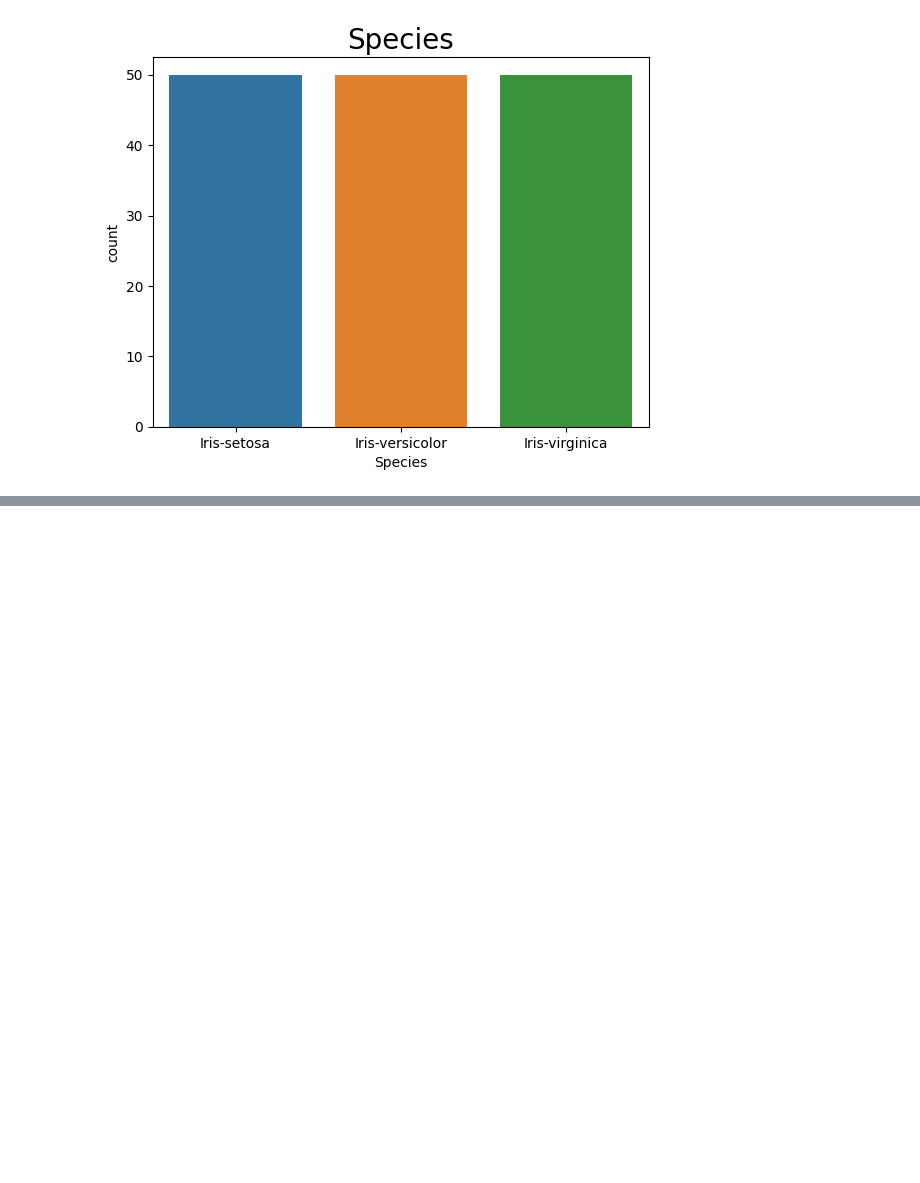
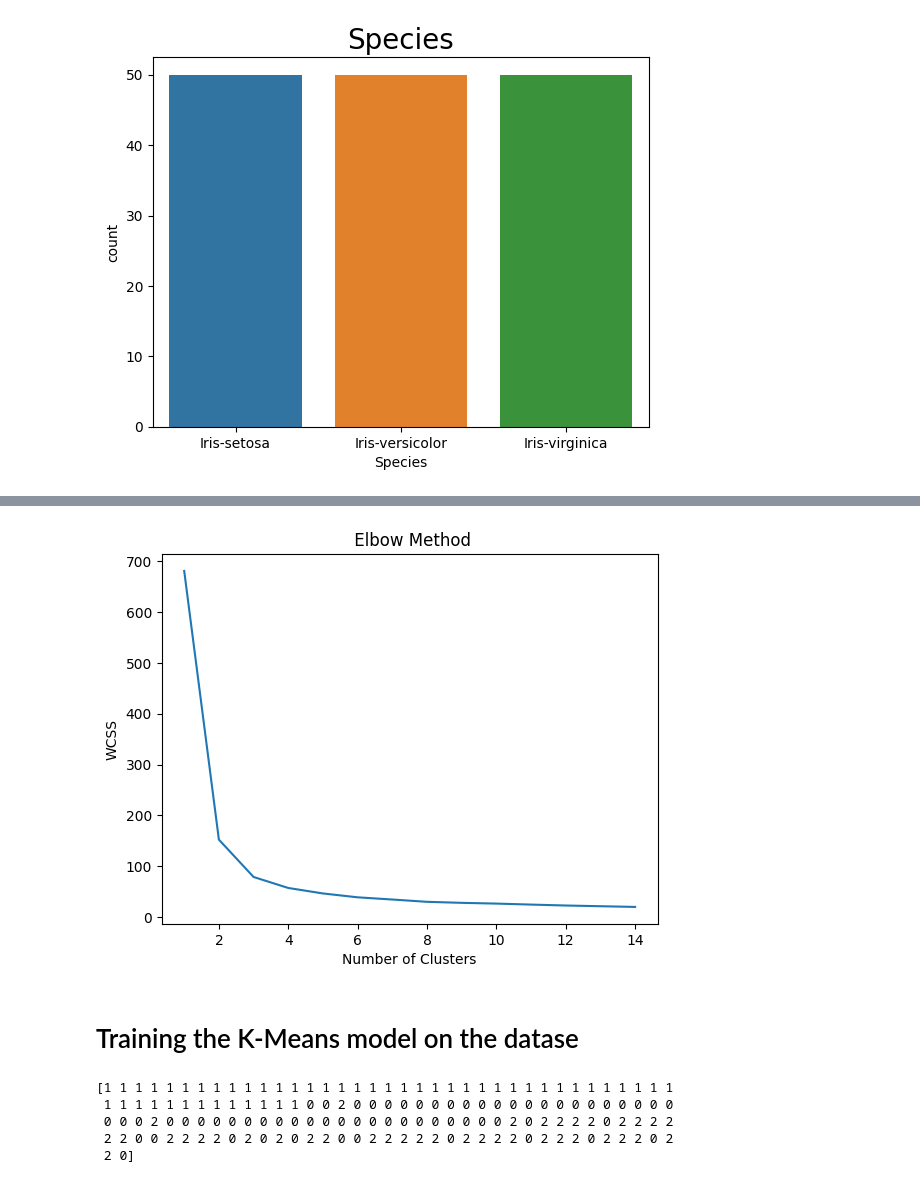
Before and after one commit to ShivaniMohite1/GRIP-The-Spark-Foundation, a Jupyter notebook: Spark_Foundation_Task_2.ipynb, the cells around one changed output, grey strips where cells are left out. Drawn from its saved outputs; the diff is of its cells as text; code cells hidden in the pictures; blank space fills up the shorter version.

```diff
--- a/Spark_Foundation_Task_2.ipynb
+++ b/Spark_Foundation_Task_2.ipynb
@@ -128,0 +142,3 @@ plt.show()
+# %%
+X = df.iloc[:, [1,2,3,4]].values
+print(X)
@@ -128,0 +163,27 @@ plt.show()
+# %%
+#k-means clustering
+from sklearn.cluster import KMeans
+wcss = []
+for i in range(1, 15):
+    kmeans = KMeans(n_clusters = i, init = 'k-means++', random_state = 42)
+    kmeans.fit(X)
+    wcss.append(kmeans.inertia_)
+plt.plot(range(1, 15), wcss)
+plt.title(' Elbow Method')
+plt.xlabel('Number of Clusters')
+plt.ylabel('WCSS')
+plt.show()
+# %% [output]
+[figure, added]
+# %% [markdown]
+# Training the K-Means model on the datase
+# %%
+kmeans = KMeans(n_clusters = 3, init = 'k-means++', random_state = 42)
+y_kmeans = kmeans.fit_predict(X)
+print(y_kmeans)
+# %% [output]
+[1 1 1 1 1 1 1 1 1 1 1 1 1 1 1 1 1 1 1 1 1 1 1 1 1 1 1 1 1 1 1 1 1 1 1 1 1
+ 1 1 1 1 1 1 1 1 1 1 1 1 1 0 0 2 0 0 0 0 0 0 0 0 0 0 0 0 0 0 0 0 0 0 0 0 0
+ 0 0 0 2 0 0 0 0 0 0 0 0 0 0 0 0 0 0 0 0 0 0 0 0 0 0 2 0 2 2 2 2 0 2 2 2 2
+ 2 2 0 0 2 2 2 2 0 2 0 2 0 2 2 0 0 2 2 2 2 2 0 2 2 2 2 0 2 2 2 0 2 2 2 0 2
+ 2 0]
```
Also changed, not shown: parts of 9 cells of this notebook.
